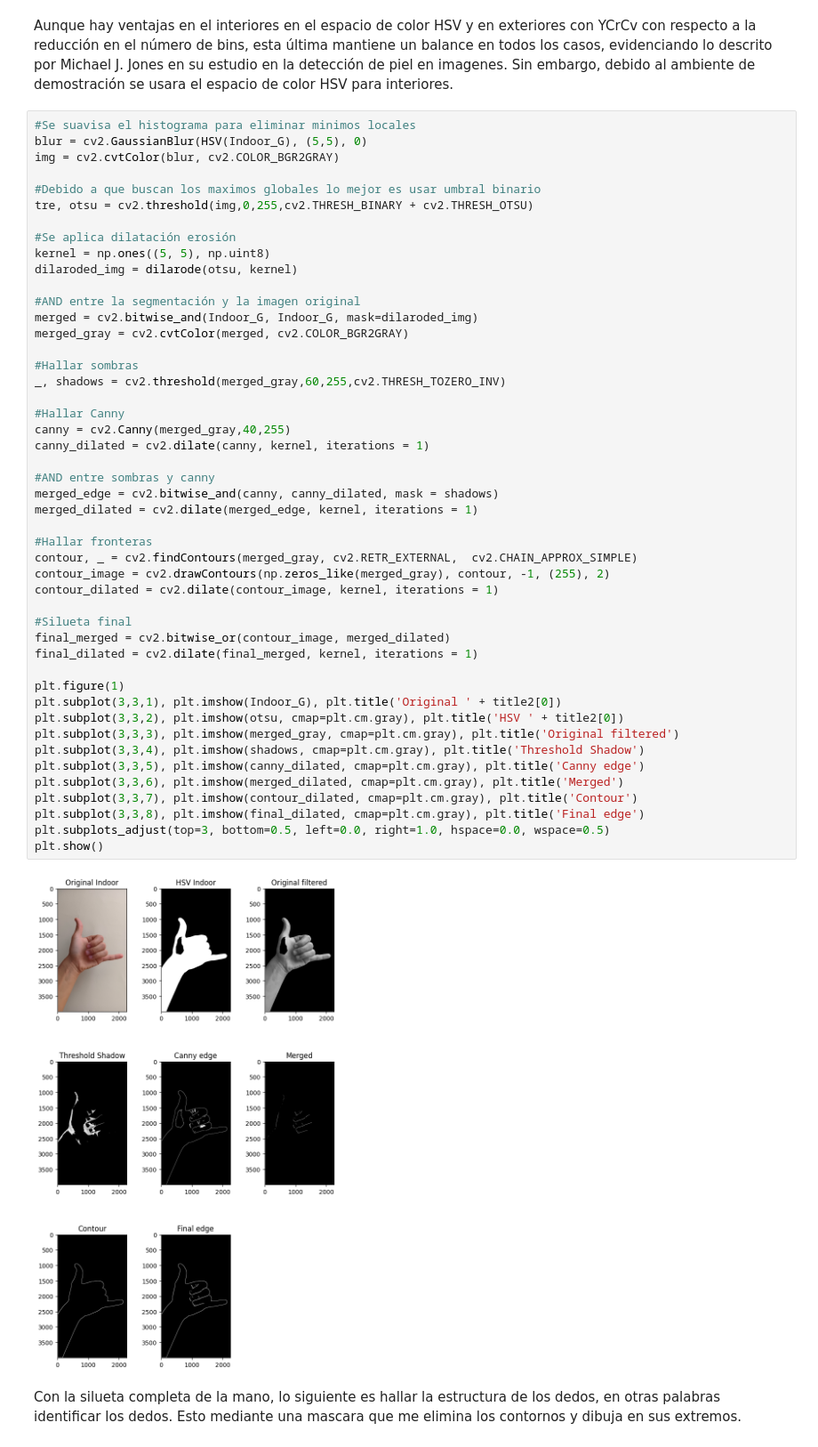
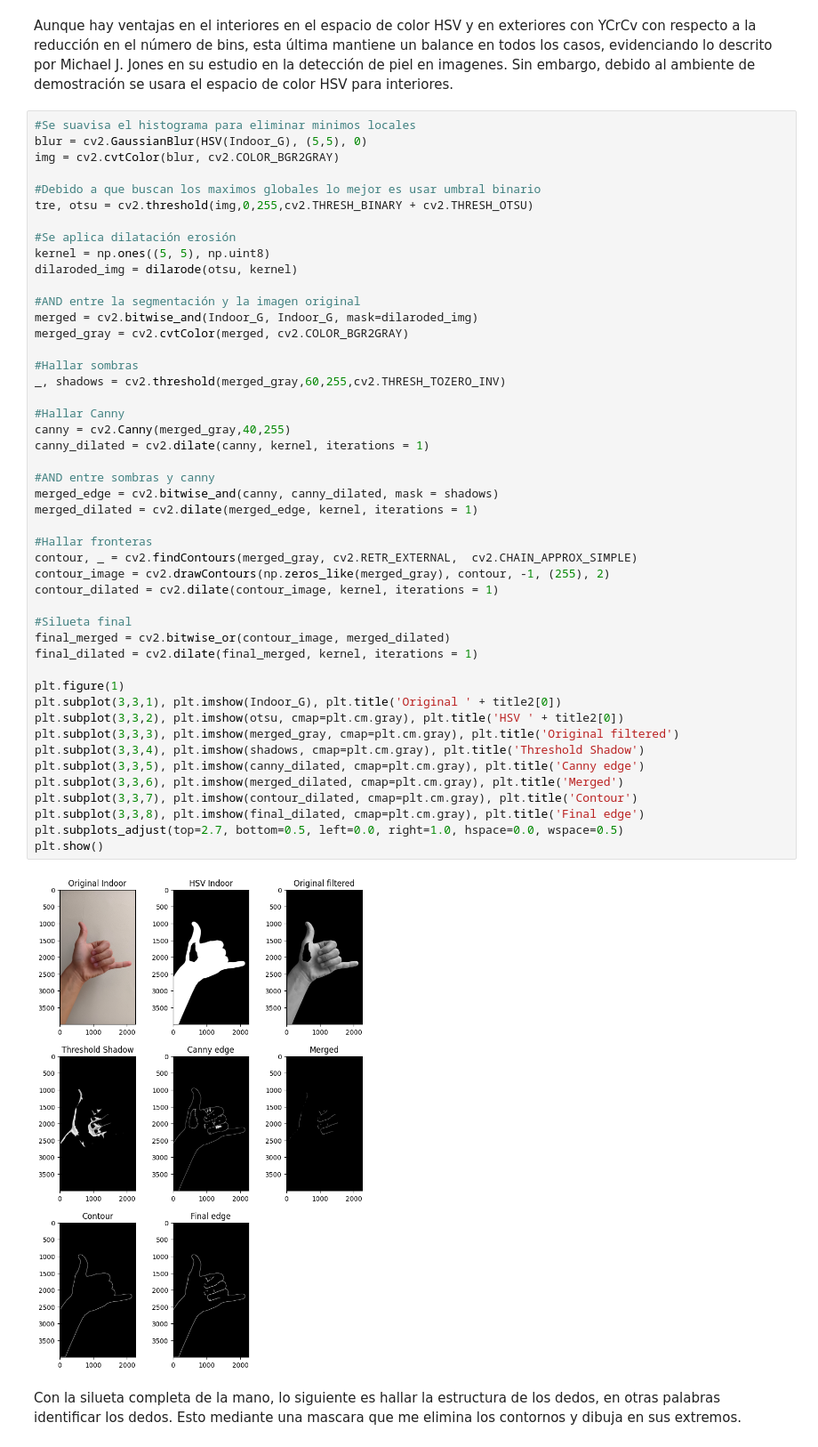
Before and after one commit to KouzouAkizuki/Tecnicas-de-IA---2024-I, a Jupyter notebook: Proyecto/Avance_1, Oscar Riveros, Yovany Vargas/Proyecto_TIA.ipynb, the cells around one changed output. Shown at 89% size. Saved outputs shown, nothing was run; the diff lists cells and outputs as text.

```diff
--- a/Proyecto/Avance_1, Oscar Riveros, Yovany Vargas/Proyecto_TIA.ipynb
+++ b/Proyecto/Avance_1, Oscar Riveros, Yovany Vargas/Proyecto_TIA.ipynb
@@ -112,35 +112,35 @@ merged_gray = cv2.cvtColor(merged, cv2.COLOR_BGR2GRAY)
 _, shadows = cv2.threshold(merged_gray,60,255,cv2.THRESH_TOZERO_INV)
 
 #Hallar Canny
 canny = cv2.Canny(merged_gray,40,255)
 canny_dilated = cv2.dilate(canny, kernel, iterations = 1)
 
 #AND entre sombras y canny
 merged_edge = cv2.bitwise_and(canny, canny_dilated, mask = shadows)
 merged_dilated = cv2.dilate(merged_edge, kernel, iterations = 1)
 
 #Hallar fronteras
 contour, _ = cv2.findContours(merged_gray, cv2.RETR_EXTERNAL,  cv2.CHAIN_APPROX_SIMPLE)
 contour_image = cv2.drawContours(np.zeros_like(merged_gray), contour, -1, (255), 2)
 contour_dilated = cv2.dilate(contour_image, kernel, iterations = 1)
 
 #Silueta final
 final_merged = cv2.bitwise_or(contour_image, merged_dilated)
 final_dilated = cv2.dilate(final_merged, kernel, iterations = 1)
 
 plt.figure(1)
 plt.subplot(3,3,1), plt.imshow(Indoor_G), plt.title('Original ' + title2[0])
 plt.subplot(3,3,2), plt.imshow(otsu, cmap=plt.cm.gray), plt.title('HSV ' + title2[0])
 plt.subplot(3,3,3), plt.imshow(merged_gray, cmap=plt.cm.gray), plt.title('Original filtered')
 plt.subplot(3,3,4), plt.imshow(shadows, cmap=plt.cm.gray), plt.title('Threshold Shadow')
 plt.subplot(3,3,5), plt.imshow(canny_dilated, cmap=plt.cm.gray), plt.title('Canny edge')
 plt.subplot(3,3,6), plt.imshow(merged_dilated, cmap=plt.cm.gray), plt.title('Merged')
 plt.subplot(3,3,7), plt.imshow(contour_dilated, cmap=plt.cm.gray), plt.title('Contour')
 plt.subplot(3,3,8), plt.imshow(final_dilated, cmap=plt.cm.gray), plt.title('Final edge')
-plt.subplots_adjust(top=3, bottom=0.5, left=0.0, right=1.0, hspace=0.0, wspace=0.5)
+plt.subplots_adjust(top=2.7, bottom=0.5, left=0.0, right=1.0, hspace=0.0, wspace=0.5)
 plt.show()
 # %% [output]
-[figure, old version]
+[figure, new version]
 # %% [markdown]
 Con la silueta completa de la mano, lo siguiente es hallar la estructura de los dedos, en otras palabras identificar los dedos. Esto mediante una mascara que me elimina los contornos y dibuja en sus extremos.
 # %%
```
Also changed, not shown: parts of 2 cells of this notebook, 1 other file.
